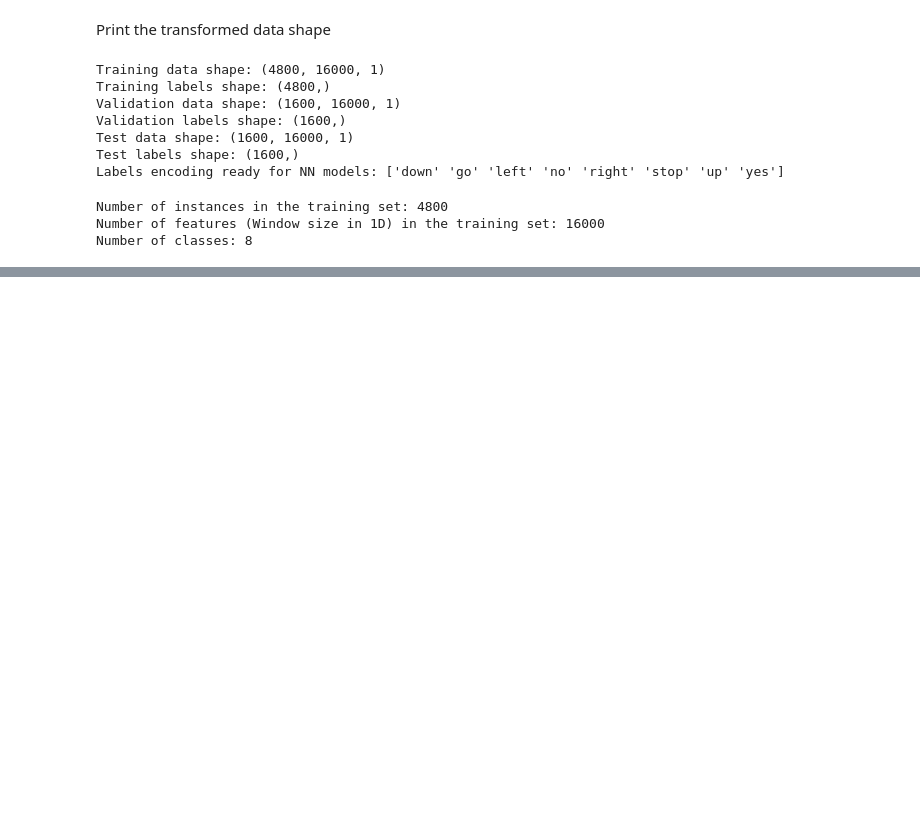
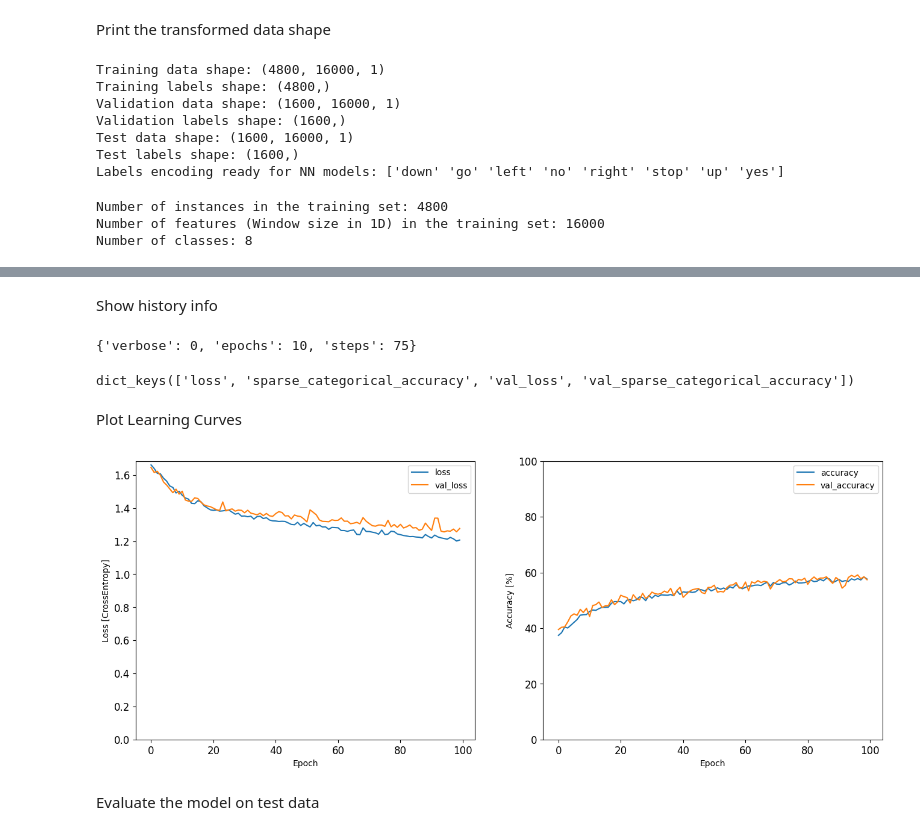
Before and after one commit to AIoT-Group-UoP/crossai, a Jupyter notebook: tutorials/E2E/Audio_Keywords_Recognition_1D.ipynb, the cells around one changed output, grey strips where cells are left out. Saved outputs shown, nothing was run; the diff lists cells and outputs as text; code cells hidden in the pictures; blank space fills up the shorter version.

```diff
--- a/tutorials/E2E/Audio_Keywords_Recognition_1D.ipynb
+++ b/tutorials/E2E/Audio_Keywords_Recognition_1D.ipynb
@@ -282,0 +333,8 @@ Number of classes: 8
+# %%
+history = cnn1d.fit(
+    X_train, y_train,
+    batch_size=64,
+    epochs=50,
+    verbose=1,
+    validation_data=(X_val, y_val)
+)
@@ -282,0 +359,36 @@ Number of classes: 8
+# %% [markdown]
+Show history info
+# %%
+history.params
+# %% [output]
+{'verbose': 0, 'epochs': 10, 'steps': 75}
+# %%
+history.history.keys()
+# %% [output]
+dict_keys(['loss', 'sparse_categorical_accuracy', 'val_loss', 'val_sparse_categorical_accuracy'])
+# %% [markdown]
+Plot Learning Curves
+# %%
+def plot_learning(history):
+    metrics = history.history
+    history_keys = list(history.history.keys())
+    plt.figure(figsize=(16, 6))
+    plt.subplot(1, 2, 1)
+    plt.plot(history.epoch, metrics[history_keys[0]], metrics[history_keys[2]])
+    plt.legend(['loss', 'val_loss'])
+    plt.ylim([0, max(plt.ylim())])
+    plt.xlabel('Epoch')
+    plt.ylabel('Loss [CrossEntropy]')
+
+    plt.subplot(1,2,2)
+    plt.plot(history.epoch, 100*np.array(metrics[history_keys[1]]), 100*np.array(metrics[history_keys[3]]))
+    plt.legend(['accuracy', 'val_accuracy'])
+    plt.ylim([0, 100])
+    plt.xlabel('Epoch')
+    plt.ylabel('Accuracy [%]')
+# %%
+plot_learning(history)
+# %% [output]
+[figure, added]
+# %% [markdown]
+Evaluate the model on test data
```
Also changed, not shown: parts of 13 cells of this notebook.
